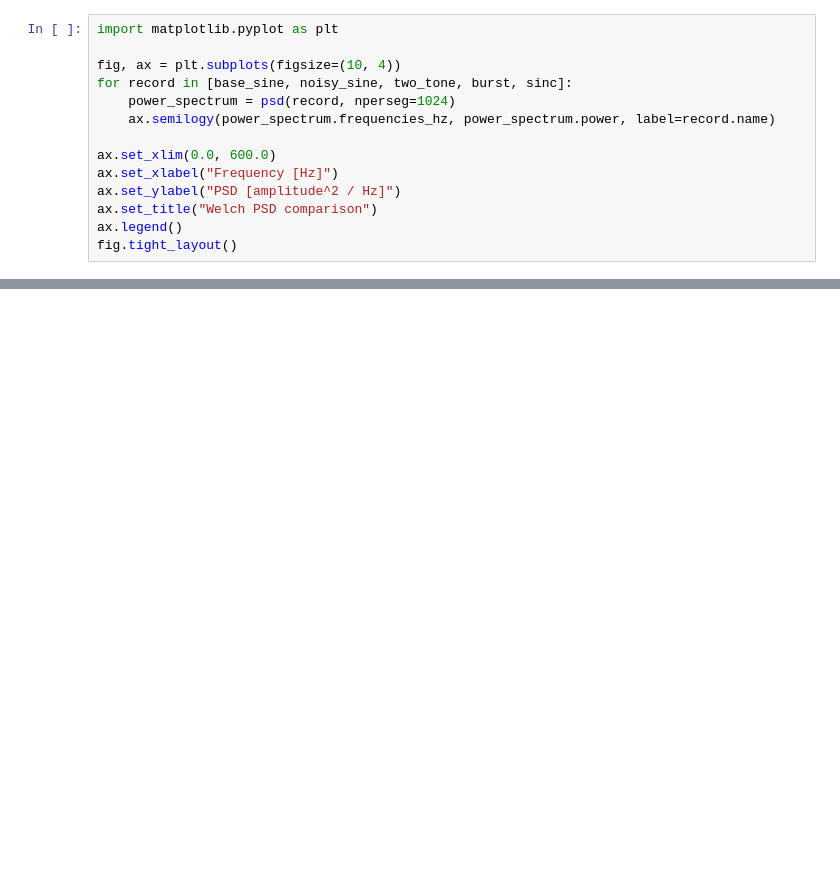
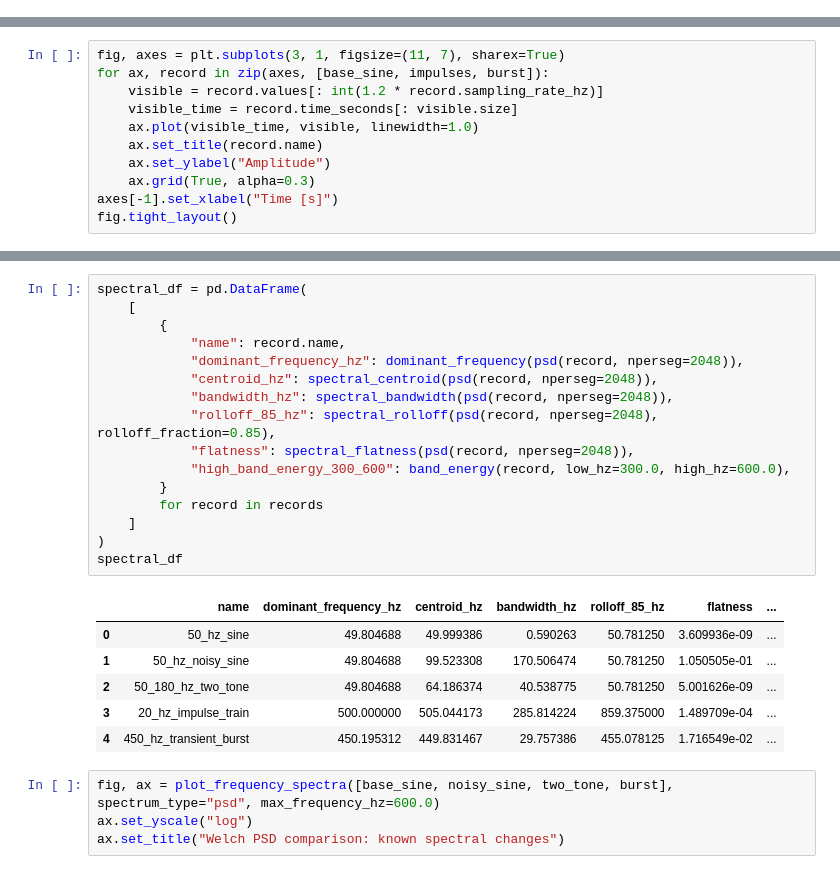
Before and after one commit to Jonas-Nm/signal_processing_prep, a Jupyter notebook: notebooks/02_dsp_foundations_examples.ipynb, the cells around one changed output, grey strips where cells are left out. Cells and saved outputs as stored; diff of their text form; blank space fills up the shorter version.

```diff
--- a/notebooks/02_dsp_foundations_examples.ipynb
+++ b/notebooks/02_dsp_foundations_examples.ipynb
@@ -429,14 +65,0 @@ fig.tight_layout()
-# %%
-import matplotlib.pyplot as plt
-
-fig, ax = plt.subplots(figsize=(10, 4))
-for record in [base_sine, noisy_sine, two_tone, burst, sinc]:
-    power_spectrum = psd(record, nperseg=1024)
-    ax.semilogy(power_spectrum.frequencies_hz, power_spectrum.power, label=record.name)
-
-ax.set_xlim(0.0, 600.0)
-ax.set_xlabel("Frequency [Hz]")
-ax.set_ylabel("PSD [amplitude^2 / Hz]")
-ax.set_title("Welch PSD comparison")
-ax.legend()
-fig.tight_layout()
@@ -442,0 +154,11 @@ fig.tight_layout()
+# %%
+fig, axes = plt.subplots(3, 1, figsize=(11, 7), sharex=True)
+for ax, record in zip(axes, [base_sine, impulses, burst]):
+    visible = record.values[: int(1.2 * record.sampling_rate_hz)]
+    visible_time = record.time_seconds[: visible.size]
+    ax.plot(visible_time, visible, linewidth=1.0)
+    ax.set_title(record.name)
+    ax.set_ylabel("Amplitude")
+    ax.grid(True, alpha=0.3)
+axes[-1].set_xlabel("Time [s]")
+fig.tight_layout()
@@ -442,0 +173,27 @@ fig.tight_layout()
+# %%
+spectral_df = pd.DataFrame(
+    [
+        {
+            "name": record.name,
+            "dominant_frequency_hz": dominant_frequency(psd(record, nperseg=2048)),
+            "centroid_hz": spectral_centroid(psd(record, nperseg=2048)),
+            "bandwidth_hz": spectral_bandwidth(psd(record, nperseg=2048)),
+            "rolloff_85_hz": spectral_rolloff(psd(record, nperseg=2048), rolloff_fraction=0.85),
+            "flatness": spectral_flatness(psd(record, nperseg=2048)),
+            "high_band_energy_300_600": band_energy(record, low_hz=300.0, high_hz=600.0),
+        }
+        for record in records
+    ]
+)
+spectral_df
+# %% [output]
+|  | name | dominant_frequency_hz | centroid_hz | bandwidth_hz | rolloff_85_hz | flatness | ... |
+| 0 | 50_hz_sine | 49.804688 | 49.999386 | 0.590263 | 50.781250 | 3.609936e-09 | ... |
+| 1 | 50_hz_noisy_sine | 49.804688 | 99.523308 | 170.506474 | 50.781250 | 1.050505e-01 | ... |
+| 2 | 50_180_hz_two_tone | 49.804688 | 64.186374 | 40.538775 | 50.781250 | 5.001626e-09 | ... |
+| 3 | 20_hz_impulse_train | 500.000000 | 505.044173 | 285.814224 | 859.375000 | 1.489709e-04 | ... |
+| 4 | 450_hz_transient_burst | 450.195312 | 449.831467 | 29.757386 | 455.078125 | 1.716549e-02 | ... |
+# %%
+fig, ax = plot_frequency_spectra([base_sine, noisy_sine, two_tone, burst], spectrum_type="psd", max_frequency_hz=600.0)
+ax.set_yscale("log")
+ax.set_title("Welch PSD comparison: known spectral changes")
```
Also changed, not shown: parts of 57 cells of this notebook, 8 other files.
